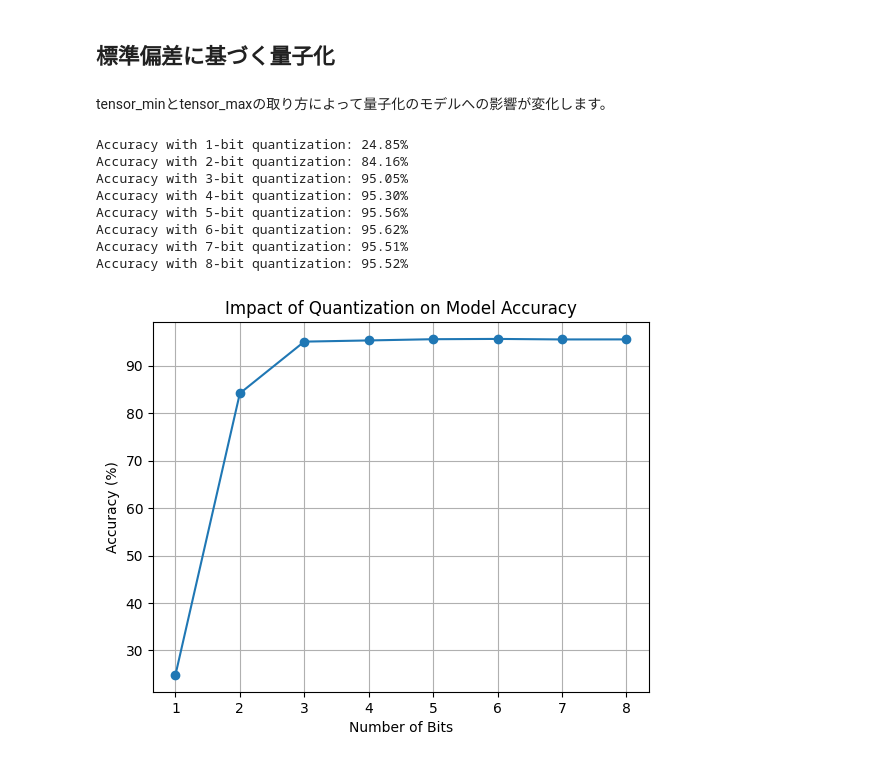
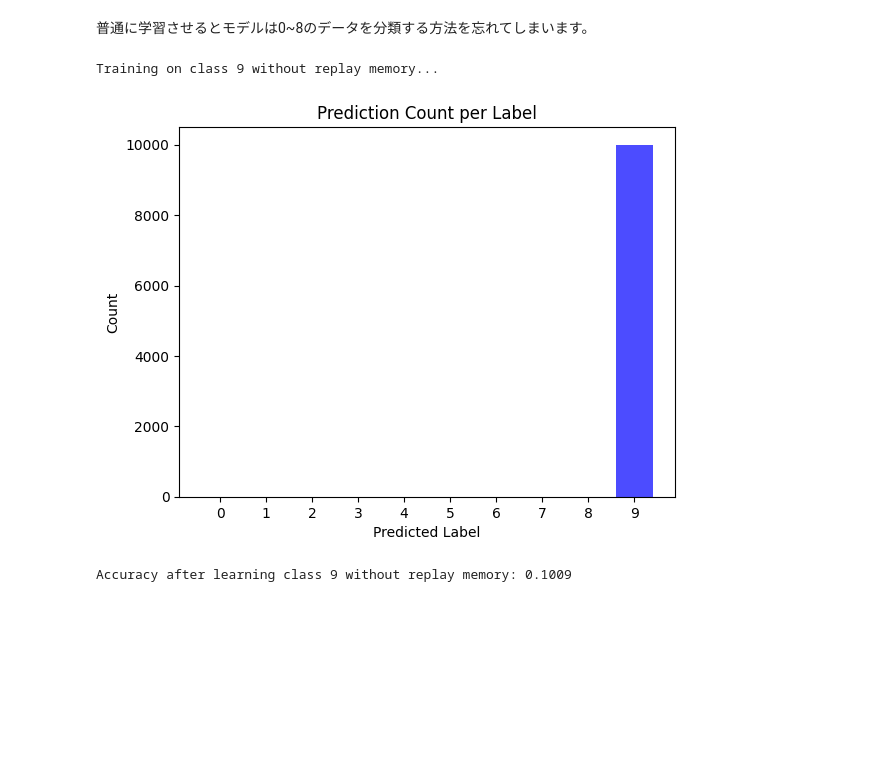
Before and after one commit to ArtIC-TITECH/b3-proj-2024, a Jupyter notebook: docs/theme_H.ipynb, the cells around one changed output. Saved outputs shown, nothing was run; the diff lists cells and outputs as text; code cells hidden in the pictures; blank space fills up the shorter version.

```diff
--- a/docs/theme_H.ipynb
+++ b/docs/theme_H.ipynb
@@ -199,4 +163,0 @@ Accuracy with 8-bit quantization: 96.69%
-# %% [markdown]
-## 標準偏差に基づく量子化
-# %% [markdown]
-tensor_minとtensor_maxの取り方によって量子化のモデルへの影響が変化します。
@@ -227,44 +164,13 @@ def quantize(tensor, bit_depth=8):
-# %%
-# モデルの量子化関数
-def quantize_model(model, n_bits):
-    quantized_model = deepcopy(model)
-    for param in quantized_model.parameters():
-        quantized_tensor, min_value, max_value = quantize(param, n_bits)
-        param.data = dequantize(quantized_tensor, min_value, max_value, n_bits)
-    return quantized_model
-
-# 1ビットから8ビットまでの精度変化を計算
-def evaluate_quantization_impact(model, testloader, bit_range=range(1, 9)):
-    results = {}
-    for n_bits in bit_range:
-        quantized_model = quantize_model(model, n_bits)
-        accuracy = evaluate_model(quantized_model, testloader)
-        results[n_bits] = accuracy
-        print(f"Accuracy with {n_bits}-bit quantization: {accuracy:.2f}%")
-    return results
-
-# 量子化の影響を評価
-results = evaluate_quantization_impact(model, testloader)
-
-# 結果のプロット（オプション）
-import matplotlib.pyplot as plt
-
-bit_values = list(results.keys())
-accuracies = list(results.values())
-
-plt.plot(bit_values, accuracies, marker='o')
-plt.xlabel('Number of Bits')
-plt.ylabel('Accuracy (%)')
-plt.title('Impact of Quantization on Model Accuracy')
-plt.grid(True)
-plt.show()
-# %% [output]
-Accuracy with 1-bit quantization: 24.85%
-Accuracy with 2-bit quantization: 84.16%
-Accuracy with 3-bit quantization: 95.05%
-Accuracy with 4-bit quantization: 95.30%
-Accuracy with 5-bit quantization: 95.56%
-Accuracy with 6-bit quantization: 95.62%
-Accuracy with 7-bit quantization: 95.51%
-Accuracy with 8-bit quantization: 95.52%
-[figure, removed]
+# %% [markdown]
+普通に学習させるとモデルは0~8のデータを分類する方法を忘れてしまいます。
+# %%
+# ステップ2: リプレイメモリなしで、クラス 9 のデータで学習
+print("Training on class 9 without replay memory...")
+optimizer = optim.SGD(model_no_replay.parameters(), lr=0.1, momentum=0.9)
+train(model_no_replay, train_loader_9, optimizer, criterion, epochs=3)
+accuracy_after_no_replay = evaluate(model_no_replay, test_loader, device)
+print(f"Accuracy after learning class 9 without replay memory: {accuracy_after_no_replay:.4f}")
+# %% [output]
+Training on class 9 without replay memory...
+[figure, added]
+Accuracy after learning class 9 without replay memory: 0.1009
```
Also changed, not shown: parts of 8 cells of this notebook.
